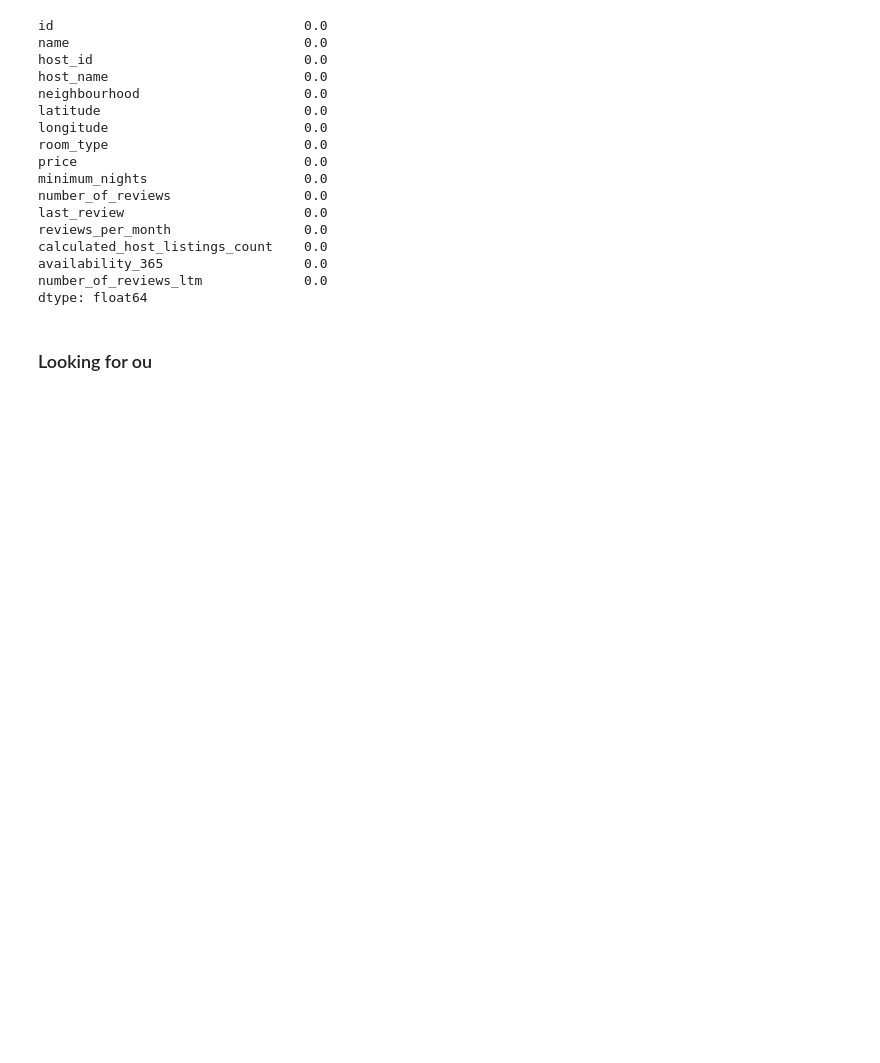
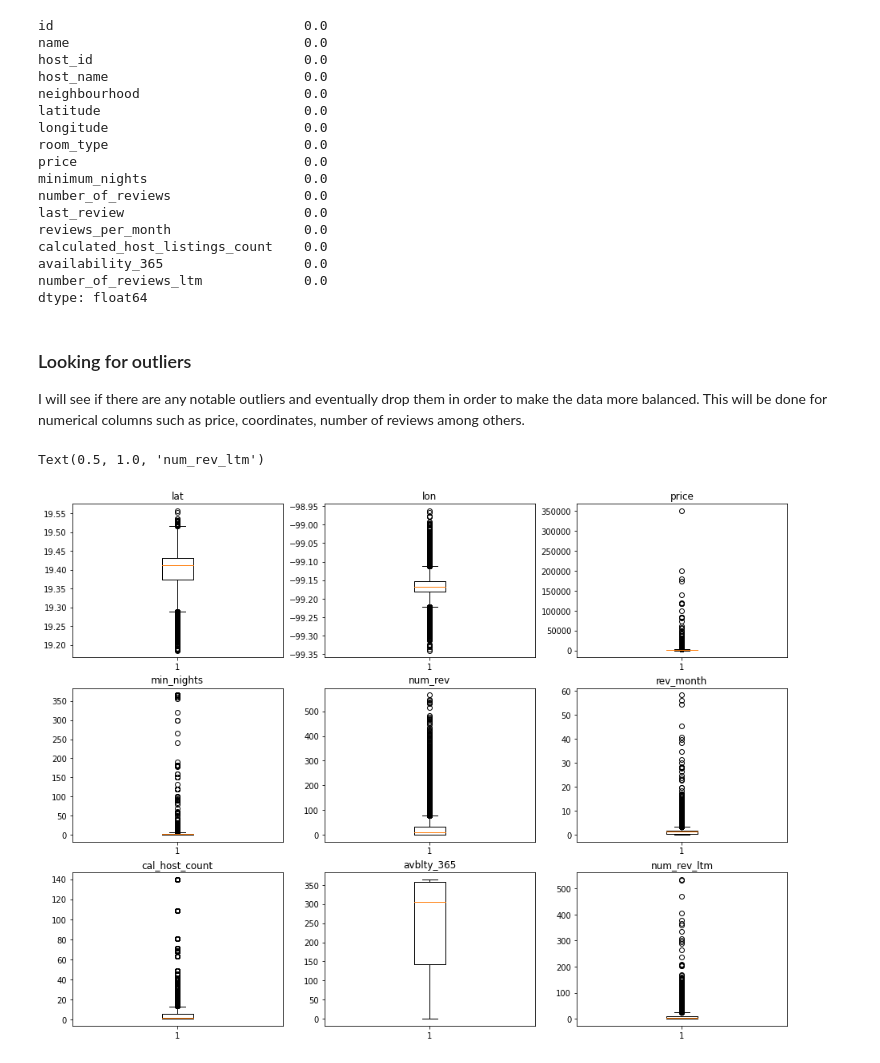
Before and after one commit to adrian-drifter/airbnb_eda_mex, a Jupyter notebook: notebooks/table_exploration.ipynb, the cells around one changed output. Saved outputs shown, nothing was run; the diff lists cells and outputs as text; code cells hidden in the pictures; blank space fills up the shorter version.

```diff
--- a/notebooks/table_exploration.ipynb
+++ b/notebooks/table_exploration.ipynb
@@ -131,5 +155,33 @@ calculated_host_listings_count    0.0
 availability_365                  0.0
 number_of_reviews_ltm             0.0
 dtype: float64
-# %% [markdown]
-### Looking for ou
+# %% [markdown]
+### Looking for outliers
+I will see if there are any notable outliers and eventually drop them in order to make the data more balanced.
+This will be done for numerical columns such as price, coordinates, number of reviews among others.
+# %%
+fig, axs = plt.subplots(3,3, figsize=(16,12))
+
+axs[0,0].boxplot(list_df[['latitude']])
+axs[0,0].set_title('lat')
+axs[0,1].boxplot(list_df[['longitude']])
+axs[0,1].set_title('lon')
+axs[0,2].boxplot(list_df[['price']])
+axs[0,2].set_title('price')
+
+axs[1,0].boxplot(list_df[['minimum_nights']])
+axs[1,0].set_title('min_nights')
+axs[1,1].boxplot(list_df[['number_of_reviews']])
+axs[1,1].set_title('num_rev')
+axs[1,2].boxplot(list_df[['reviews_per_month']])
+axs[1,2].set_title('rev_month')
+
+axs[2,0].boxplot(list_df[['calculated_host_listings_count']])
+axs[2,0].set_title('cal_host_count')
+axs[2,1].boxplot(list_df[['availability_365']])
+axs[2,1].set_title('avblty_365')
+axs[2,2].boxplot(list_df[['number_of_reviews_ltm']])
+axs[2,2].set_title('num_rev_ltm')
+# %% [output]
+Text(0.5, 1.0, 'num_rev_ltm')
+[figure, added]
```
Also changed, not shown: parts of 11 cells of this notebook.
